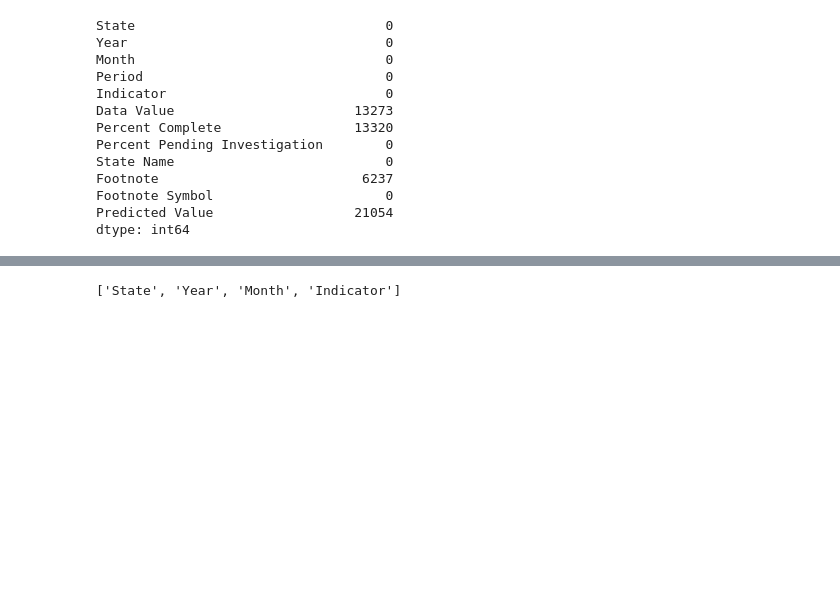
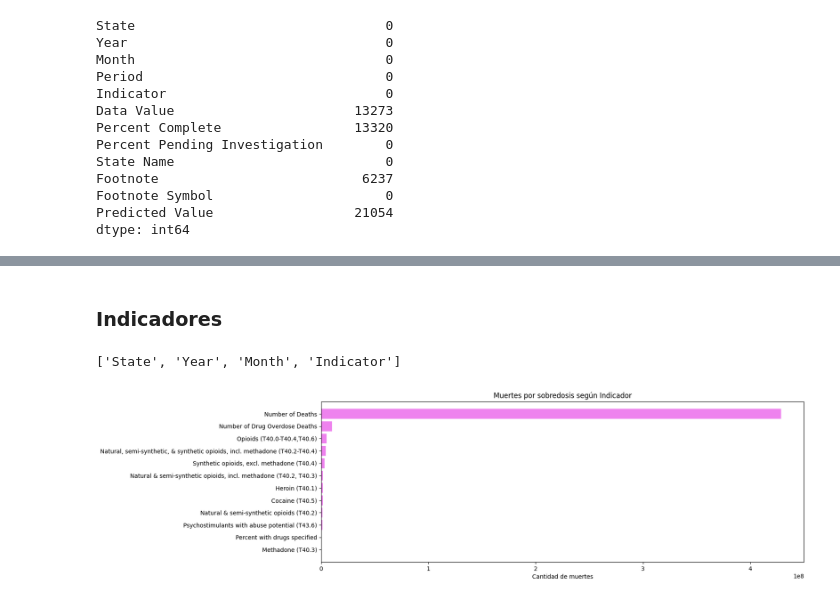
Before and after one commit to No-Country/c16-92-ft-data-bi, a Jupyter notebook: EDA.ipynb, the cells around one changed output, grey strips where cells are left out. Drawn from its saved outputs; the diff is of its cells as text; code cells hidden in the pictures; blank space fills up the shorter version.

```diff
--- a/EDA.ipynb
+++ b/EDA.ipynb
@@ -84,0 +83,6 @@ dtype: int64
+# %%
+# Grouping the data by Indicator and summing the Data Value to get total deaths per drug
+drug_deaths = Overdose.groupby('Indicator')['Data Value'].sum().sort_values(ascending=False)
+
+# Displaying the drugs most commonly involved in overdose deaths
+print(drug_deaths.head())
@@ -85,6 +97,21 @@ dtype: int64
+# %% [markdown]
+### Indicadores
 # %%
 #creación de variables categoricas para luego transformar en dummies
 v_categoricas=["State", "Year", "Month","Indicator"]
 v_categoricas
 # %% [output]
 ['State', 'Year', 'Month', 'Indicator']
+# %%
+indicadores = drug_deaths.index
+valores= drug_deaths.values
+
+plt.figure(figsize=(15, 5))
+
+plt.barh(indicadores, valores, color= "violet")
+plt.xlabel("Cantidad de muertes")
+plt.title("Muertes por sobredosis según Indicador")
+plt.gca().invert_yaxis()#invierte los ejes y los ordena
+plt.show()
+# %% [output]
+[figure, added]
```
Also changed, not shown: parts of 7 cells of this notebook, 1 other file.
